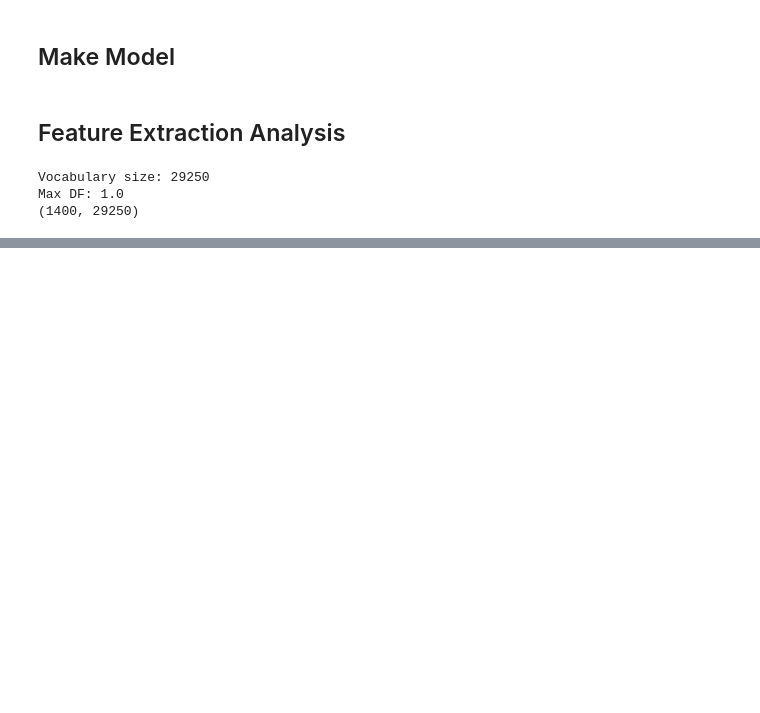
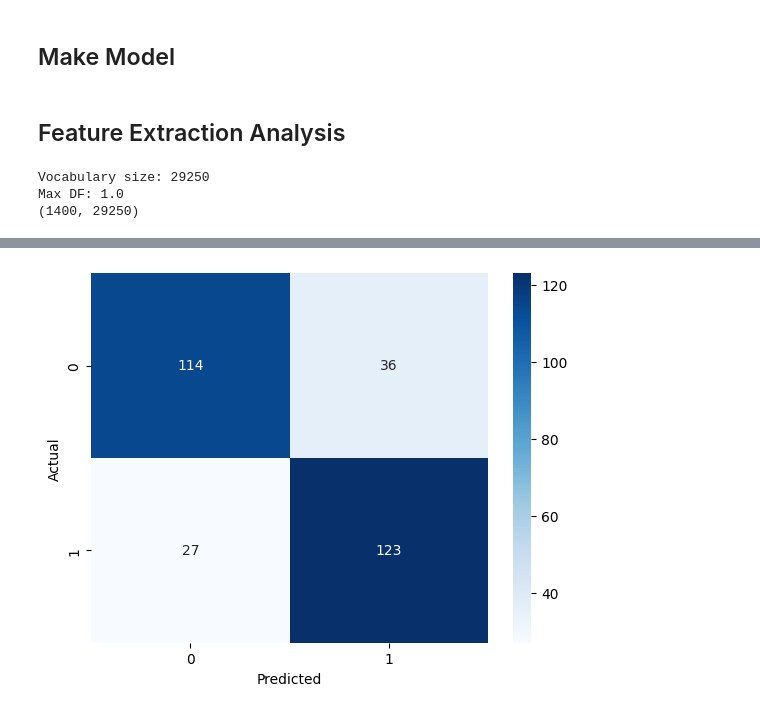
Before and after one commit to vbhaga89/MIT801_Assignment2, a Jupyter notebook: assignment2.ipynb, the cells around one changed output, grey strips where cells are left out. Saved outputs shown, nothing was run; the diff lists cells and outputs as text; code cells hidden in the pictures; blank space fills up the shorter version.

Commit message:
Added svm training and evaluation sections

```diff
--- a/assignment2.ipynb
+++ b/assignment2.ipynb
@@ -182,7 +201,7 @@ def make_model(feature_extraction = 'tfidf', svm_type = 'linear', penalty = 'l2'
 # %% [markdown]
 ## Feature Extraction Analysis
 # %%
-model = make_model(feature_extraction='tfidf')
+model = make_model()
 
 model.fit(X_train, y_train)
 tfidf = model.named_steps['featExtr']
@@ -200,0 +251,19 @@ Max DF: 1.0
+# %%
+# ii) Linear SVM with L1 regularisation, C = 1.0
+
+model = make_model(svm_type = 'linear', penalty = 'l1')
+
+start_time = time.perf_counter()
+
+model.fit(X_train, y_train)
+
+end_time = time.perf_counter()
+runtime = end_time - start_time
+print(f'Runtime: {runtime} s')
+
+y_val_pred = model.predict(X_val)
+f1_val = f1_score(y_val, y_val_pred)
+auc_val = roc_auc_score(y_val, y_val_pred)
+
+print(f'Validation F1-Score: {f1_val}')
+print(f'Validation AUC_ROC-Score: {auc_val}')
@@ -200,0 +378,6 @@ Max DF: 1.0
+# %%
+# Best model = (ii)
+model = make_model(svm_type = 'linear', penalty = 'l1')
+model.fit(X_train, y_train)
+
+y_test_pred = model.predict(X_test)
@@ -200,0 +396,10 @@ Max DF: 1.0
+# %%
+# Confusion matrix
+cm = confusion_matrix(y_test, y_test_pred)
+
+sns.heatmap(cm, annot=True, fmt='d', cmap='Blues')
+plt.ylabel('Actual')
+plt.xlabel('Predicted')
+plt.show()
+# %% [output]
+[figure, added]
```
Also changed, not shown: parts of 14 cells of this notebook, 1 other file.
